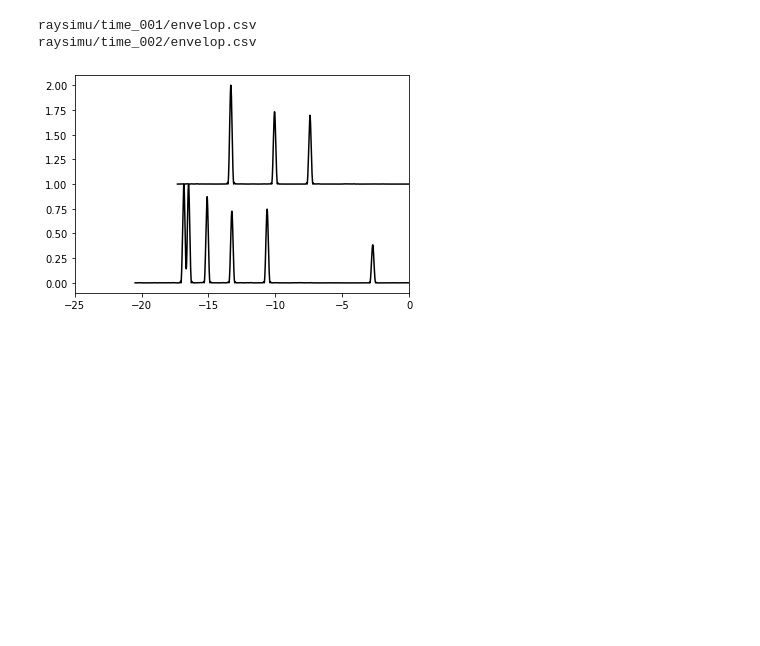
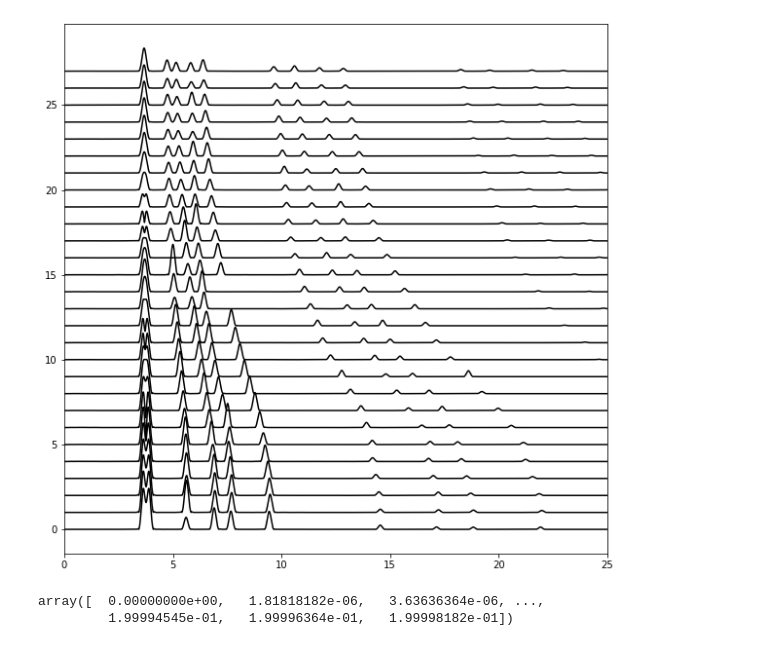
Before and after one commit to jhtong33/Final, a Jupyter notebook: RecordPlot.ipynb, the cells around one changed output. Cells and saved outputs as stored; diff of their text form; code cells hidden in the pictures; blank space fills up the shorter version.

```diff
--- a/RecordPlot.ipynb
+++ b/RecordPlot.ipynb
@@ -9,22 +9,30 @@ GPSlat = pd.read_csv('gps_lat.csv',names=['AUV','Buoy','Ship'])
 GPSlon = pd.read_csv('gps_lon.csv',names=['AUV','Buoy','Ship'])
 # %%
 vel = 1533
-for i, timepath in enumerate(sorted(glob.glob('raysimu/time_*/envelop.csv'))):
-    Buoy_lat = 25+GPSlat['Buoy'].values[i]/60
-    Buoy_lon = 121+GPSlon['Buoy'].values[i]/60
-    Ship_lat = 25+GPSlat['Ship'].values[i]/60
-    Ship_lon = 121+GPSlon['Ship'].values[i]/60
-    dist,az,baz = gps2dist_azimuth(Ship_lat,Ship_lon,Buoy_lat,Buoy_lon)
-    dist/vel
-    print(timepath)
-    df = pd.read_csv(timepath)
+k=0.0011037653361728
+plt.figure(figsize=(10,10))
+for i, timepath in enumerate(sorted(glob.glob('raysimu_10/time_0*/envelop.csv'))):
+    if i <28:
+        Buoy_lat = 25+GPSlat['Buoy'].values[i]/60
+        Buoy_lon = 121+GPSlon['Buoy'].values[i]/60
+        Ship_lat = 25+GPSlat['Ship'].values[i]/60
+        Ship_lon = 121+GPSlon['Ship'].values[i]/60
+        dist,az,baz = gps2dist_azimuth(Ship_lat,Ship_lon,Buoy_lat,Buoy_lon)
+        # dist/vel
+        # print(timepath)
+        df = pd.read_csv(timepath)
 
-    time = df['time']
-    data = df['envelop']
-    plt.plot((time-dist/vel)*1000,data/max(data)+i,'k')
-    plt.xlim(-25,0)
-    #
+        time = df['time']
+        range = time[109999]-time[0]
+        data = df['envelop']
+        plt.plot(np.linspace(0,range,110000)*1000,data/k+i,'k',lw=1.5)
+
+plt.xlim(0,25)
+plt.savefig('RecordPlot_AlignPeak_raysimu10.png',dpi=150)
 # %% [output]
-raysimu/time_001/envelop.csv
-raysimu/time_002/envelop.csv
-[figure, old version]
+[figure, new version]
+# %%
+np.linspace(0,range,110000)
+# %% [output]
+array([  0.00000000e+00,   1.81818182e-06,   3.63636364e-06, ...,
+         1.99994545e-01,   1.99996364e-01,   1.99998182e-01])
```
Also changed, not shown: parts of 2 cells of this notebook, 2 other files.
